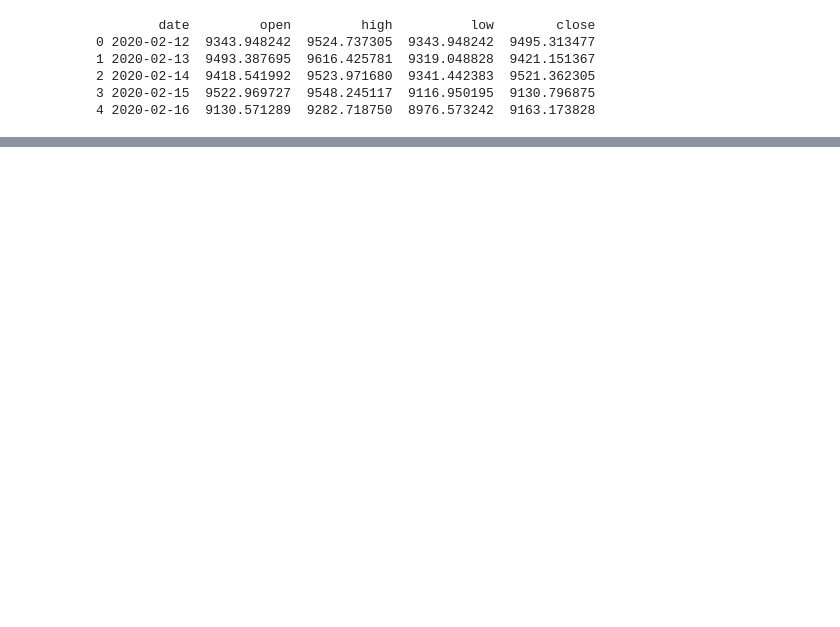
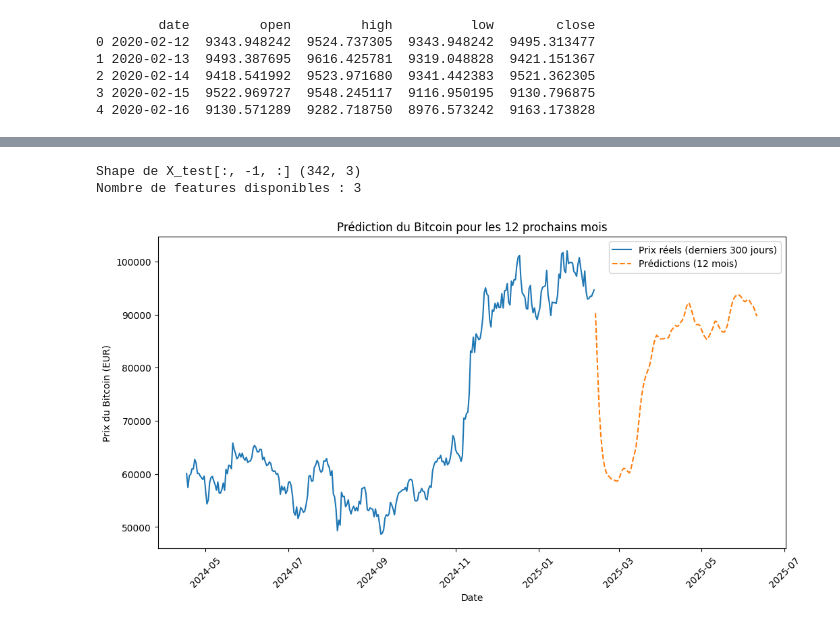
Before and after one commit to Roly02-gif/AI_KOFFI_GAUTHIER, a Jupyter notebook: Projet.ipynb, the cells around one changed output, grey strips where cells are left out. Drawn from its saved outputs; the diff is of its cells as text; code cells hidden in the pictures; blank space fills up the shorter version.

```diff
--- a/Projet.ipynb
+++ b/Projet.ipynb
@@ -165,0 +201,62 @@ Erreur Quadratique Moyenne (MSE) sur l'ensemble de test: 116818156.67519616
+# %%
+import numpy as np
+import matplotlib.pyplot as plt
+import pandas as pd
+
+# Nombre de jours à prédire (12 mois)
+future_days = 120
+
+# Dernière séquence connue
+last_sequence = X_test[-1]  # Dernière séquence de 60 jours
+
+# Liste pour stocker les futures prédictions
+future_predictions = []
+
+# Génération de la prédiction jour par jour
+for _ in range(future_days):
+    # Prédire la prochaine valeur
+    next_pred = best_model.predict(np.expand_dims(last_sequence, axis=0))[0][0]
+
+    # Ajouter la prédiction à la liste
+    future_predictions.append(next_pred)
+
+    # Mise à jour de la séquence
+    last_sequence = np.roll(last_sequence, -1, axis=0)
+    last_sequence[-1, -1] = next_pred
+
+# 🔹 **Correction : Vérification du nombre réel de features**
+print("Shape de X_test[:, -1, :]", X_test[:, -1, :].shape)  # Debugging
+
+# Récupération des valeurs moyennes des features disponibles
+last_known_features = np.mean(X_test[:, -1, :], axis=0)  # Prendre toutes les features
+
+# Vérification du nombre de colonnes
+print(f"Nombre de features disponibles : {last_known_features.shape[0]}")
+
+# Création d'un tableau avec les features + 1 target (prix prédiction)
+future_predictions_with_features = np.column_stack([
+    np.tile(last_known_features, (future_days, 1)),  # Répéter les features disponibles
+    np.array(future_predictions).reshape(-1, 1)  # Valeur cible prédite
+])
+
+# Inversion de la normalisation
+future_predictions_real = scaler.inverse_transform(future_predictions_with_features)[:, -1]
+
+# Générer les dates pour la prédiction
+last_date = data.index[-1]
+future_dates = pd.date_range(last_date, periods=future_days + 1)[1:]
+
+# Tracé des prédictions
+plt.figure(figsize=(12, 6))
+plt.plot(data.index[-300:], data['close'].values[-300:], label="Prix réels (derniers 300 jours)")
+plt.plot(future_dates, future_predictions_real, label="Prédictions (12 mois)", linestyle="dashed")
+plt.title("Prédiction du Bitcoin pour les 12 prochains mois")
+plt.xlabel("Date")
+plt.ylabel("Prix du Bitcoin (EUR)")
+plt.legend()
+plt.xticks(rotation=45)
+plt.show()
+# %% [output]
+Shape de X_test[:, -1, :] (342, 3)
+Nombre de features disponibles : 3
+[figure, added]
```
Also changed, not shown: parts of 4 cells of this notebook.
